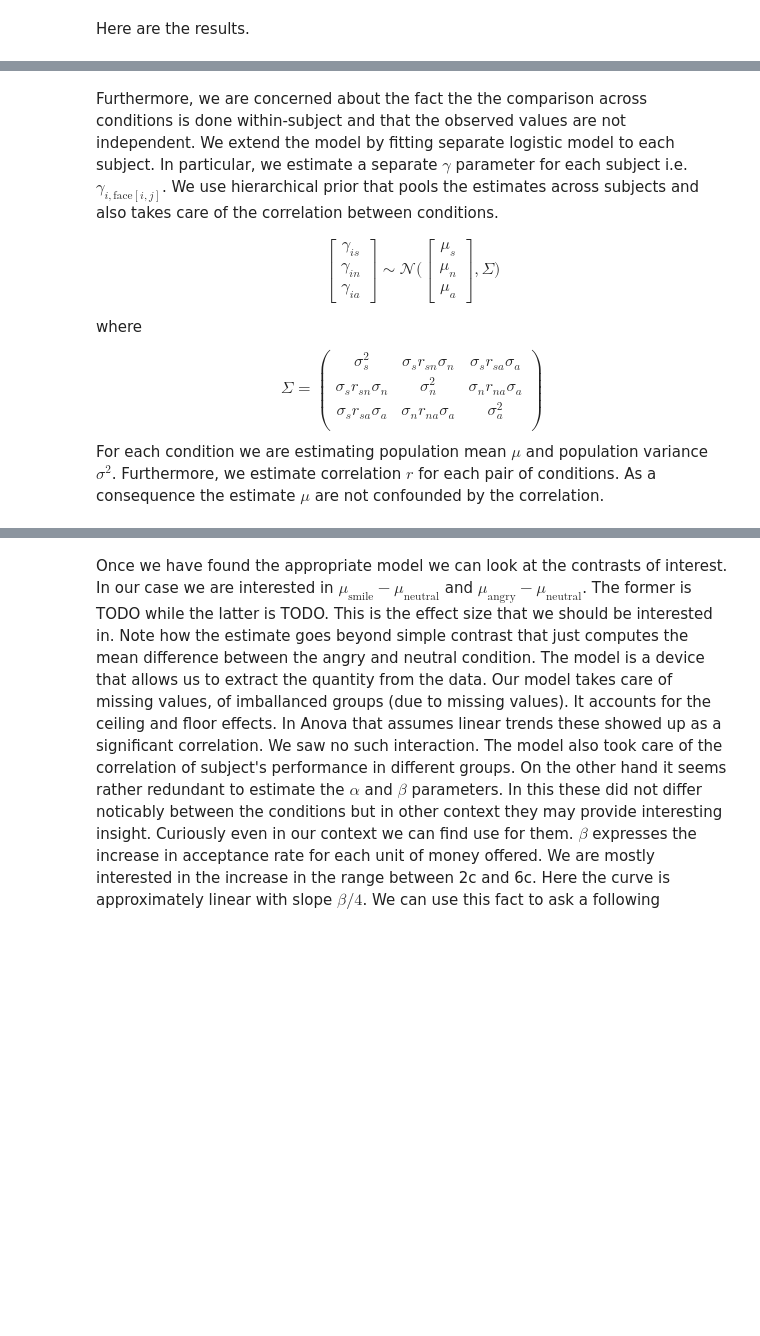
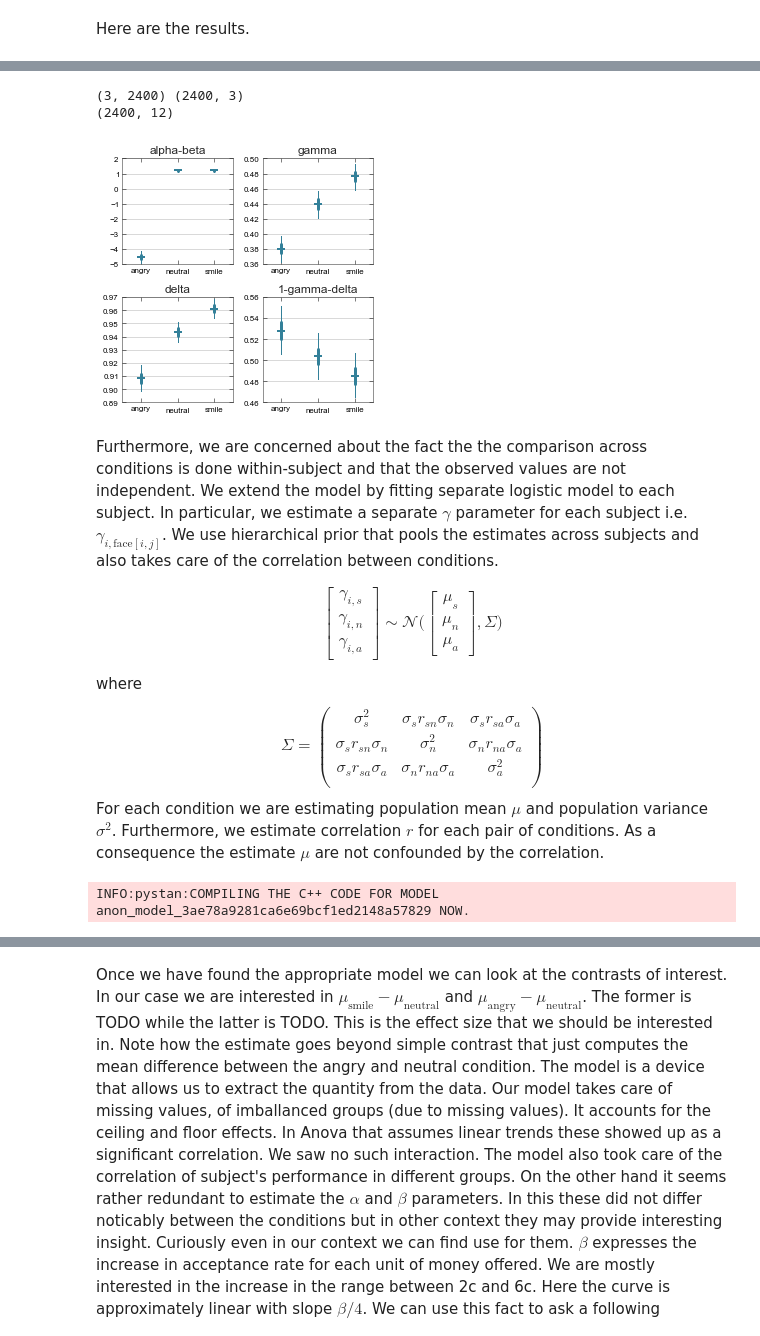
Before and after one commit to simkovic/simkovic.github.io, a Jupyter notebook: _ipynb/No Way Anova - Logistic Regression truimphs Anova.ipynb, the cells around one changed output, grey strips where cells are left out. Saved outputs shown, nothing was run; the diff lists cells and outputs as text; code cells hidden in the pictures; blank space fills up the shorter version.

```diff
--- a/_ipynb/No Way Anova - Logistic Regression truimphs Anova.ipynb
+++ b/_ipynb/No Way Anova - Logistic Regression truimphs Anova.ipynb
@@ -261,8 +282,29 @@ fit=sm.sampling(data=dat,iter=5000,chains=4,thin=5,warmup=2000,n_jobs=4,seed=see
+# %%
+from scipy.stats import scoreatpercentile as sap
+
+print g.T.shape, np.atleast_2d(d).shape
+D=np.concatenate([np.atleast_2d(a),np.atleast_2d(b),np.atleast_2d(b),g.T,1-d.T,1-g.T-d.T],0).T
+print D.shape
+for n in range(D.shape[1]):
+    plt.subplot(2,3,[1,2,4,5,6][n/3])
+    k=n%3
+    plt.plot([k,k],[sap(D[:,n],2.5),sap(D[:,n],97.5)],color=clr)
+    plt.plot([k,k],[sap(D[:,n],25),sap(D[:,n],75)],color=clr,lw=3,solid_capstyle='round')
+    plt.plot([k],[np.median(D[:,n])],mfc=clr,mec=clr,ms=8,marker='_',mew=2)
+    plt.xlim([-0.5,2.5])
+    plt.grid(b=False,axis='x')
+    plt.title(['alpha-beta','gamma','delta','1-gamma-delta'][n/3])
+    plt.gca().set_xticks([0,1,2])
+    plt.gca().set_xticklabels(['angry','neutral','smile'])
+# %% [output]
+(3, 2400) (2400, 3)
+(2400, 12)
+[figure, added]
 # %% [markdown]
 Furthermore, we are concerned about the fact the the comparison across conditions is done within-subject and that the observed values are not independent. We extend the model by fitting separate logistic model to each subject. In particular, we estimate a separate $\gamma$ parameter for each subject i.e. $\gamma_{i,\mathrm{face}[i,j]}$. We use hierarchical prior that pools the estimates across subjects and also takes care of the correlation between conditions.
 
 $$ \begin{bmatrix}
-\gamma_{is} \\ \gamma_{in} \\ \gamma_{ia}
+\gamma_{i,s} \\ \gamma_{i,n} \\ \gamma_{i,a}
 \end{bmatrix}
 \sim \mathcal{N} \Bigg(
 \begin{bmatrix}
@@ -296,33 +338,37 @@ data {
 parameters {
     real<lower=-20,upper=20> alpha;
     real<lower=0,upper=10> beta;
-    vector[3]<lower=0,upper=1> gamm[M];
+    vector<lower=0,upper=1>[3] gamm[M];
     real<lower=0,upper=1> delt;
-    vector[3]<lower=0,upper=1> mu;
-    vector[3]<lower=0,upper=1> sigma;
-    vector[3]<lower=-1,upper=1> r;
+    vector<lower=0,upper=1>[3] mu;
+    vector<lower=0,upper=1>[3] sigma;
+    vector<lower=-1,upper=1>[3] r;
 
 
 }
 transformed parameters{
     vector[N] x;
-    simplex[3] gammt[3,M];
-    S; todo
+    vector[3] gammt[3,M];
+    matrix[3,3] S;
+    for (i in 1:3) S[i,i]<-square(sigma[i]);
+    S[1,2]<- sigma[1]*r[1]*sigma[2];S[2,1]<-S[1,2];
+    S[1,3]<- sigma[1]*r[2]*sigma[3];S[3,1]<-S[1,3];
+    S[2,3]<- sigma[3]*r[3]*sigma[2];S[3,2]<-S[2,3];
     for (m in 1:M){
         for (i in 1:3){
             gammt[i][m][1]<-gamm[m][i];
             gammt[i][m][3]<-delt;
+            gammt[i][m][2]<- 1- gammt[i][m][1]-gammt[i][m][3];
     }}
     for (i in 1:N)
         x[i]<-inv_logit(alpha+beta*fair[i])
             *gammt[face[i]][sid[i]][3]+gammt[face[i]][sid[i]][1];
 }
 model {
-    gamm~multi_normal(mu,S)
+    for (i in 1:M) gamm[i]~multi_normal(mu,S);
     coop ~ bernoulli(x);
 }
 """
 sm = pystan.StanModel(model_code=model)
-dat = {'N': coop.size,'coop':np.int32(coop),'fair':fair,'face':face+1,'sid':sid}
-seed=np.random.randint(2**16)
-fit=sm.sampling(data=dat,iter=5000,chains=4,thin=5,warmup=2000,n_jobs=4,seed=seed)
+# %% [output]
+INFO:pystan:COMPILING THE C++ CODE FOR MODEL anon_model_3ae78a9281ca6e69bcf1ed2148a57829 NOW.
```
Also changed, not shown: parts of 21 cells of this notebook, 7 other files.
